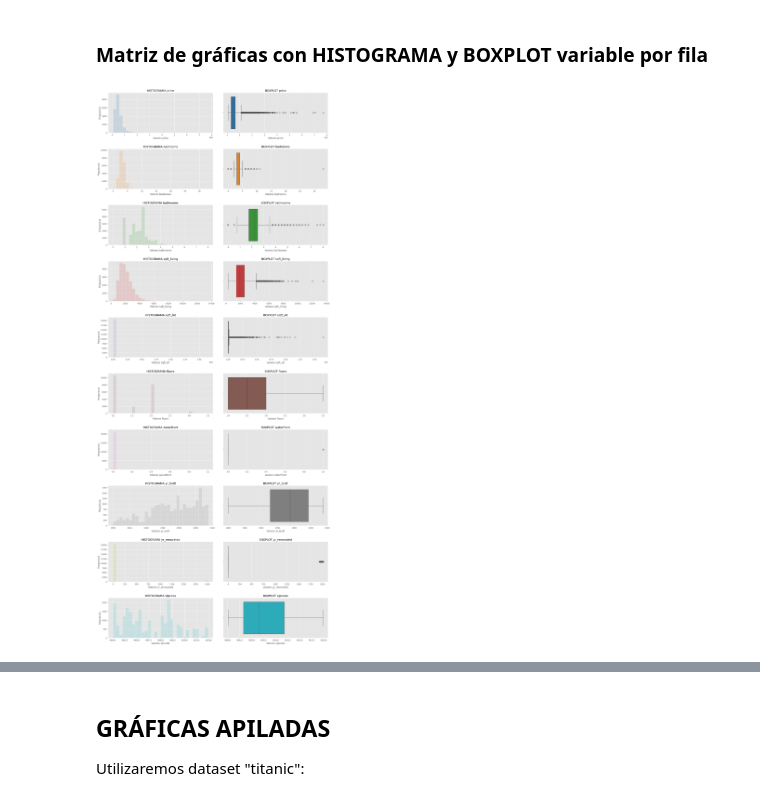
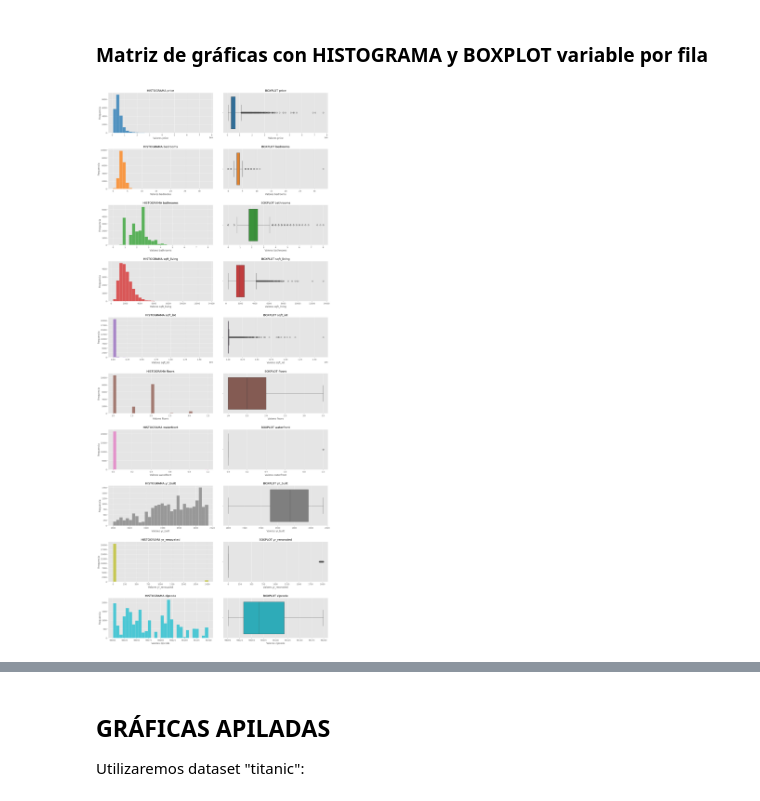
Before and after one commit to SonikoKatsura/CURSO_PARO_IA, a Jupyter notebook: Rober_IA/Modulo2/PLANTILLA_GRAFICAS_AGRUPADAS.ipynb, the cells around one changed output, grey strips where cells are left out. Cells and saved outputs as stored; diff of their text form; code cells hidden in the pictures.

```diff
--- a/Rober_IA/Modulo2/PLANTILLA_GRAFICAS_AGRUPADAS.ipynb
+++ b/Rober_IA/Modulo2/PLANTILLA_GRAFICAS_AGRUPADAS.ipynb
@@ -103,28 +103,28 @@ TABLEAU_CMP = ('tab:blue', 'tab:orange', 'tab:green', 'tab:red', 'tab:purple', '
 # %%
 # creamos la grafica
 fig, axes = plt.subplots(len(var_numericas), 2, figsize=(20, 5 * len(var_numericas)), gridspec_kw={'hspace': 0.4, 'wspace': 0.1})
 ax = axes.ravel()
 
 # graficas distribucion y boxplot de cada atributo
 for idx, atributo in enumerate(var_numericas):
 
     # distribucion (histograma)
-    sns.histplot(data=df_house, x=atributo, bins=30, ax=ax[2 * idx], color=TABLEAU_CMP[idx % len(TABLEAU_CMP)], alpha=0.15)
+    sns.histplot(data=df_house, x=atributo, bins=30, ax=ax[2 * idx], color=TABLEAU_CMP[idx % len(TABLEAU_CMP)], alpha=0.75)
 
     # titulo, etiquetas histograma
     ax[2 * idx].set_title(f'HISTOGRAMA {atributo}')
     ax[2 * idx].set_xlabel(f'Valores {atributo}')
     ax[2 * idx].set_ylabel("Frequencia")
 
     # boxplot
     sns.boxplot(x=atributo, data=df_house, ax=ax[2 * idx + 1], color=TABLEAU_CMP[idx % len(TABLEAU_CMP)])
 
     # titulo, etiquetas boxplot
     ax[2 * idx + 1].set_title(f'BOXPLOT {atributo}')
     ax[2 * idx + 1].set_xlabel(f'Valores {atributo}')
 
 
 # guardamos grafica:
 fig.savefig('numericas')
 # %% [output]
-[figure, old version]
+[figure, new version]
```
Also changed, not shown: parts of 1 cell of this notebook.
